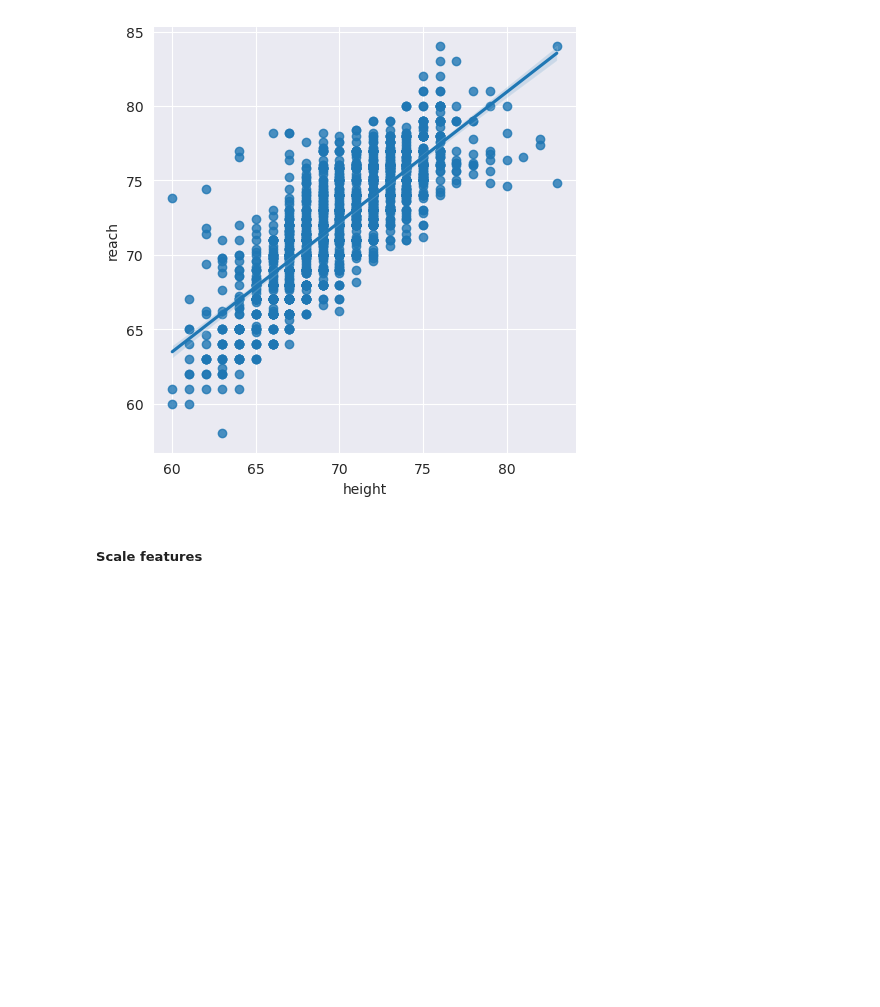
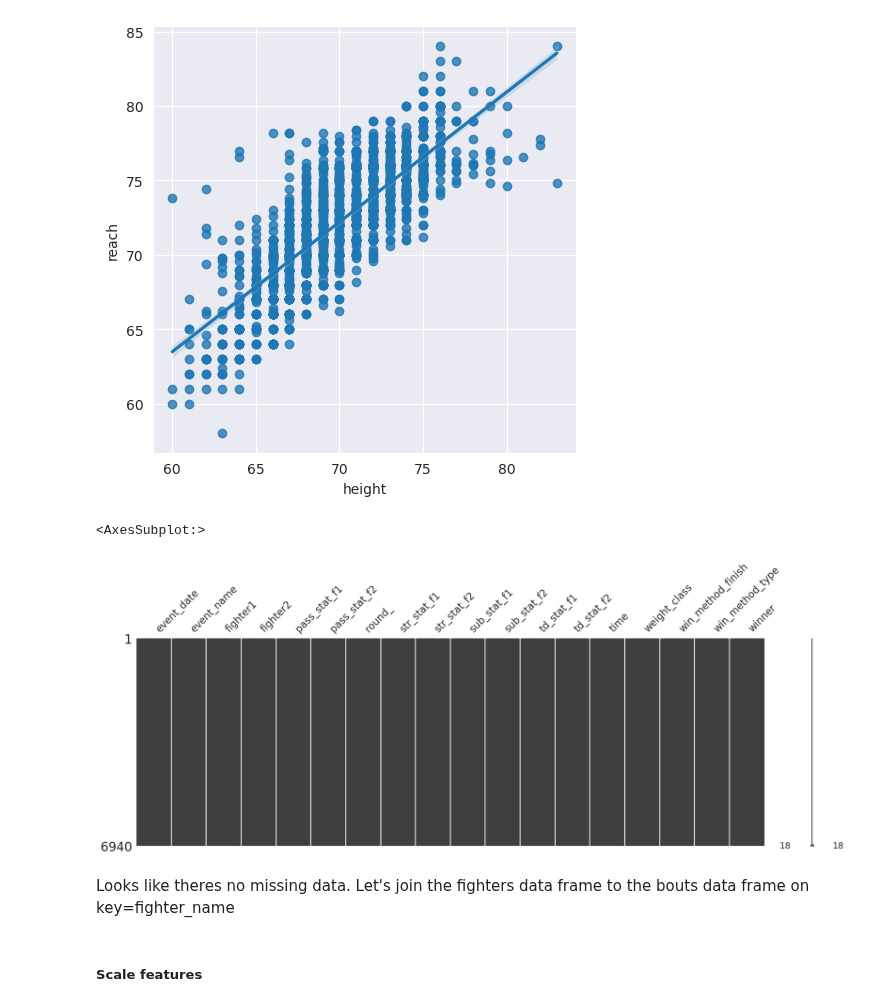
Before and after one commit to shere-khan/fight_predictor, a Jupyter notebook: predictor/Notebooks/FightPrediction.ipynb, the cells around one changed output. Cells and saved outputs as stored; diff of their text form; code cells hidden in the pictures; blank space fills up the shorter version.

```diff
--- a/predictor/Notebooks/FightPredictionReachKNNImputation.ipynb
+++ b/predictor/Notebooks/FightPrediction.ipynb
@@ -371,6 +371,13 @@ sns.lmplot(data=toplot[["height", "reach"]], x="height", y="reach")
 plt.show()
 # %% [output]
 [figure]
+# %%
+mno.matrix(bdf, figsize = (20, 6))
+# %% [output]
+<AxesSubplot:>
+[figure, added]
+# %% [markdown]
+Looks like theres no missing data. Let's join the fighters data frame to the bouts data frame on key=fighter_name
 # %% [markdown]
 ##### Scale features
 # %% [markdown]
```
